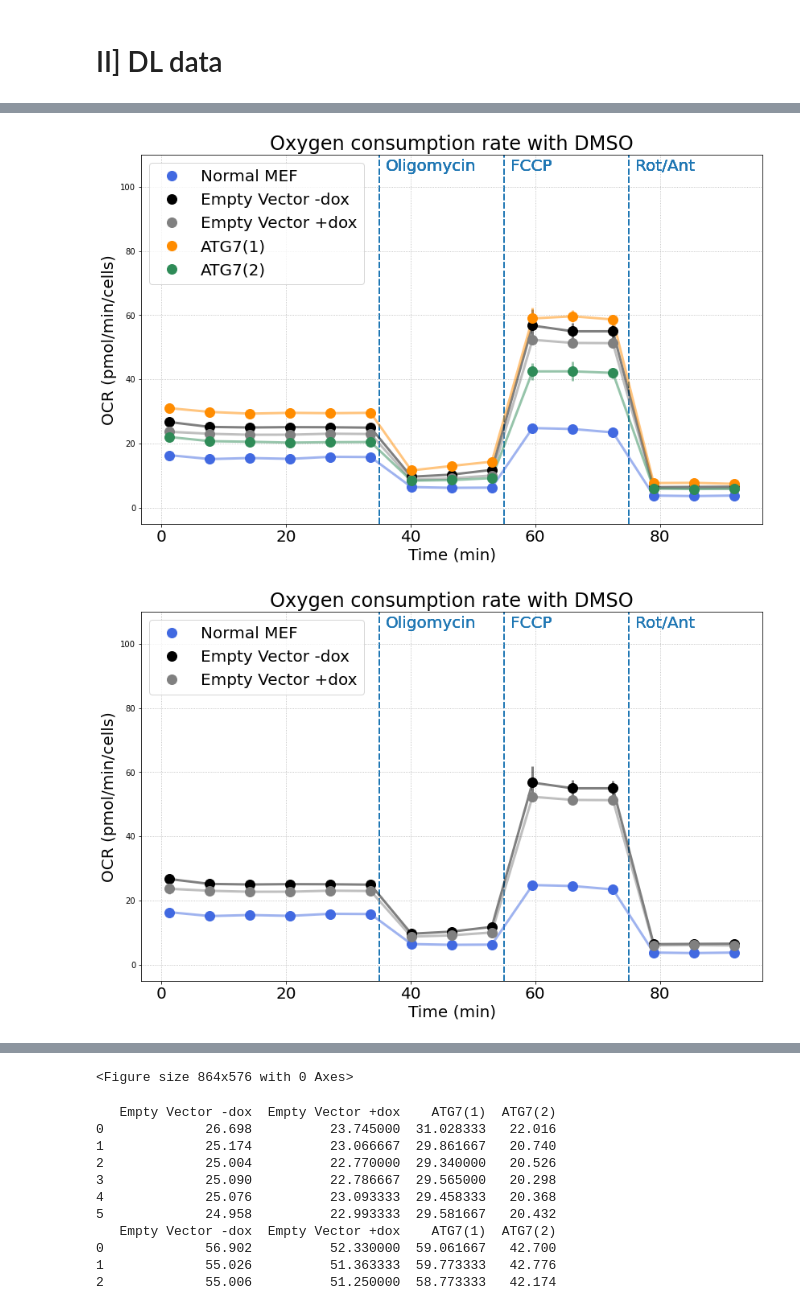
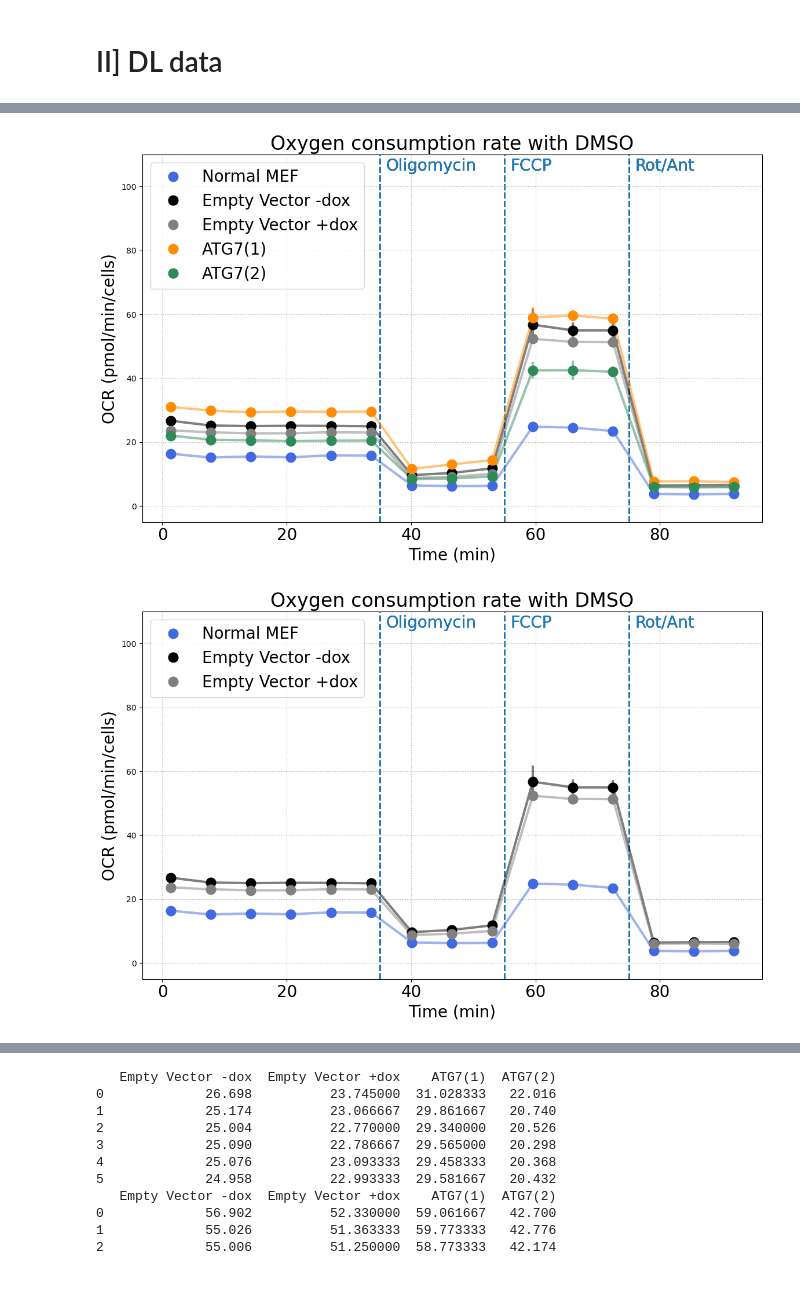
Before and after one commit to Keviosta/PhD_ATG7, a Jupyter notebook: ATG7/ATG7_in_vitro_cell_lines/Seahorse_mef/OCR/exp13/ocr_mef_exp13_norma.ipynb, the cells around one changed output, grey strips where cells are left out. Cells and saved outputs as stored; diff of their text form; code cells hidden in the pictures.

Commit message:
last version

```diff
--- a/ATG7/ATG7_in_vitro_cell_lines/Seahorse_mef/OCR/exp13/ocr_mef_exp13_norma.ipynb
+++ b/ATG7/ATG7_in_vitro_cell_lines/Seahorse_mef/OCR/exp13/ocr_mef_exp13_norma.ipynb
@@ -1,11 +1,13 @@
 # %% [markdown]
 # I] Import and options
+# %%
+matplotlib.rcParams.update(matplotlib.rcParamsDefault)
 # %%
 import pandas, numpy, seaborn
 # import scipy, scipy.stats
 import matplotlib, matplotlib.pyplot as plt
 # this is a trick to make figures look nicer
-matplotlib.rcParams.update({'font.size':20, 'font.family':'FreeSans', 'xtick.labelsize':20, 'ytick.labelsize':10, 'figure.figsize':(12, 8)})
+matplotlib.rcParams.update({'font.size':20, 'xtick.labelsize':20, 'ytick.labelsize':10, 'figure.figsize':(12, 8)})
 # %%
 input_file_directory = '/Users/kja11/OneDrive - Háskóli Íslands/PhD ATG7//0 in_silico/Python/1)data_input/'
 output_file_directory = '/Users/kja11/OneDrive - Háskóli Íslands/PhD ATG7/0 in_silico/Python/3)output/'
@@ -169,36 +167,36 @@ for data_ in contr_condit:
         std = normalized_data.std(axis=1)
 
         ##plot graph
         plt.errorbar(ocr_normalized['Time'], mean, std, lw=3, color=color_val, alpha=1/2)
         plt.plot(ocr_normalized['Time'], mean, 'o', color=color_val, ms=12, label=name_val, zorder=999)
 
         matplotlib.pyplot.grid(ls=':')
 
         ##add vertical lines
         matplotlib.pyplot.axvline(x=35, ls='--', lw=2, color='tab:blue', zorder=1)
         matplotlib.pyplot.axvline(x=55, ls='--', lw=2, color='tab:blue', zorder=1)
         matplotlib.pyplot.axvline(x=75, ls='--', lw=2, color='tab:blue', zorder=1)
 
         ##add texts
         matplotlib.pyplot.text(36, 105, 'Oligomycin', color='tab:blue')
         matplotlib.pyplot.text(56, 105, 'FCCP', color='tab:blue')
         matplotlib.pyplot.text(76, 105, 'Rot/Ant', color='tab:blue')
 
         ##settings
         matplotlib.pyplot.title('Oxygen consumption rate with DMSO')
         matplotlib.pyplot.xlabel('Time (min)')
         matplotlib.pyplot.ylabel('OCR (pmol/min/cells)')
         matplotlib.pyplot.legend(loc=2)
         matplotlib.pyplot.ylim([-5, 110])
         matplotlib.pyplot.tight_layout()
 
-#         # save the last graph
-#         path = 'ATG7/Seahorse_results/seahorse_OCR/'
-#         text_file = 'graph_represent_exp13_dmso'
-#         plt.savefig(output_file_directory+path+text_file+'.svg')
+        # save the last graph
+        path = 'ATG7/MEF_HuH7/Seahorse_results/seahorse_OCR/'
+        text_file = 'graph_represent_exp13_dmso'
+        plt.savefig(output_file_directory+path+text_file+'.svg')
 
     plt.show()
     plt.clf()
 # %% [output]
-[figure, old version]
+[figure, new version]
-[figure, old version]
+[figure, new version]
@@ -206,4 +204,3 @@ for data_ in contr_condit:
-<Figure size 864x576 with 0 Axes>
 # %%
 #data preparation
 sample_labels = wt2, wt1, ev, ev_nodox
```
Also changed, not shown: parts of 7 cells of this notebook, 1 other file.
